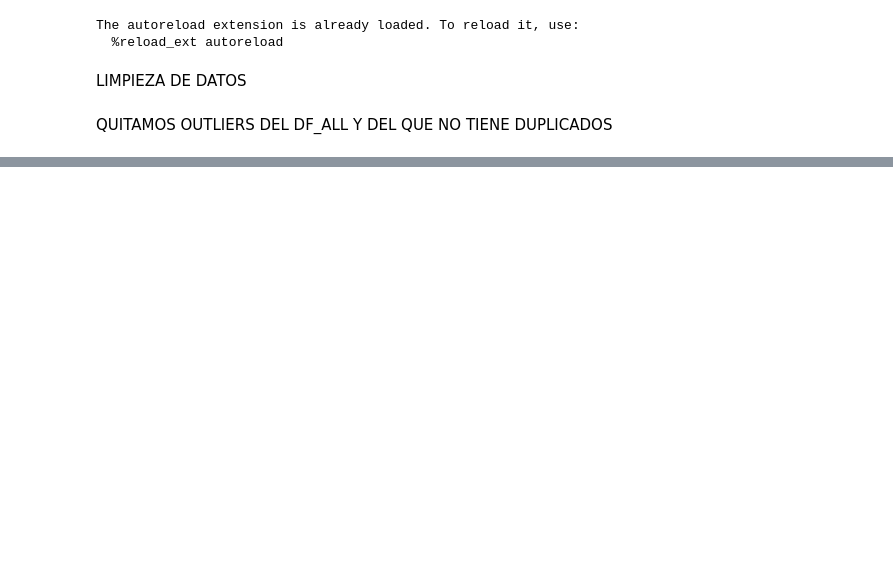
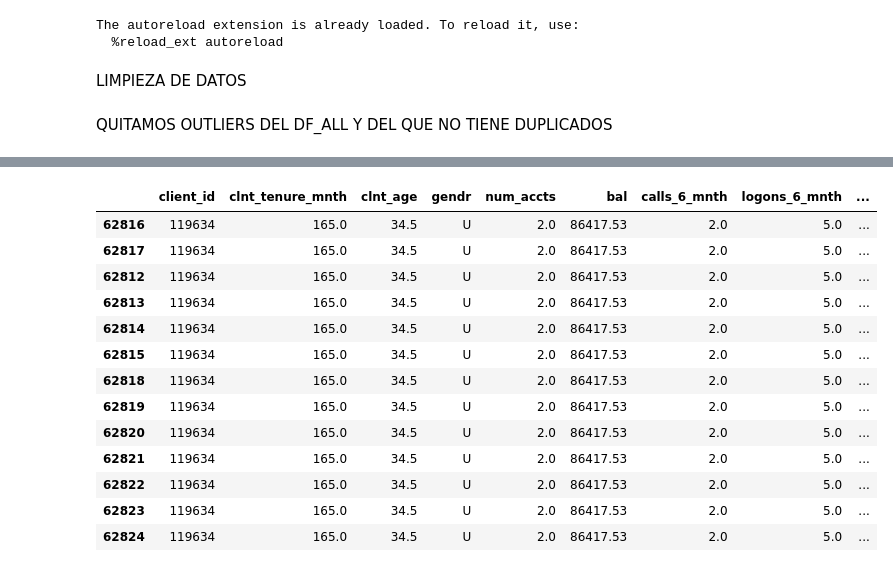
Before and after one commit to ivanalonsom/Project5_EDA_Inferential_Stats, a Jupyter notebook: mainPowerBi.ipynb, the cells around one changed output, grey strips where cells are left out. Cells and saved outputs as stored; diff of their text form; code cells hidden in the pictures; blank space fills up the shorter version.

```diff
--- a/mainPowerBi.ipynb
+++ b/mainPowerBi.ipynb
@@ -26,6 +26,8 @@ df_all = df_all.drop("clnt_tenure_yr", axis=1)      # We don´t need this column
 QUITAMOS OUTLIERS DEL DF_ALL Y DEL QUE NO TIENE DUPLICADOS
 # %%
 df_all = outlier_slayer(df_all)
+# %%
+df_all.sort_values(by=["client_id", "visit_id", "date_time"], ascending=[True, True, False], inplace=True)
 # %%
 # df_all["time_diff"] = df_all.groupby(["client_id", "visit_id"])["date_time"].shift(1) - df_all["date_time"]
 # %%
@@ -71,0 +87,17 @@ df_all.iloc[20:40]
+# %%
+df_all[df_all["client_id"] == 119634].iloc[0:100]
+# %% [output]
+|  | client_id | clnt_tenure_mnth | clnt_age | gendr | num_accts | bal | calls_6_mnth | logons_6_mnth | ... |
+| 62816 | 119634 | 165.0 | 34.5 | U | 2.0 | 86417.53 | 2.0 | 5.0 | ... |
+| 62817 | 119634 | 165.0 | 34.5 | U | 2.0 | 86417.53 | 2.0 | 5.0 | ... |
+| 62812 | 119634 | 165.0 | 34.5 | U | 2.0 | 86417.53 | 2.0 | 5.0 | ... |
+| 62813 | 119634 | 165.0 | 34.5 | U | 2.0 | 86417.53 | 2.0 | 5.0 | ... |
+| 62814 | 119634 | 165.0 | 34.5 | U | 2.0 | 86417.53 | 2.0 | 5.0 | ... |
+| 62815 | 119634 | 165.0 | 34.5 | U | 2.0 | 86417.53 | 2.0 | 5.0 | ... |
+| 62818 | 119634 | 165.0 | 34.5 | U | 2.0 | 86417.53 | 2.0 | 5.0 | ... |
+| 62819 | 119634 | 165.0 | 34.5 | U | 2.0 | 86417.53 | 2.0 | 5.0 | ... |
+| 62820 | 119634 | 165.0 | 34.5 | U | 2.0 | 86417.53 | 2.0 | 5.0 | ... |
+| 62821 | 119634 | 165.0 | 34.5 | U | 2.0 | 86417.53 | 2.0 | 5.0 | ... |
+| 62822 | 119634 | 165.0 | 34.5 | U | 2.0 | 86417.53 | 2.0 | 5.0 | ... |
+| 62823 | 119634 | 165.0 | 34.5 | U | 2.0 | 86417.53 | 2.0 | 5.0 | ... |
+| 62824 | 119634 | 165.0 | 34.5 | U | 2.0 | 86417.53 | 2.0 | 5.0 | ... |
```
Also changed, not shown: parts of 9 cells of this notebook, 4 other files.
